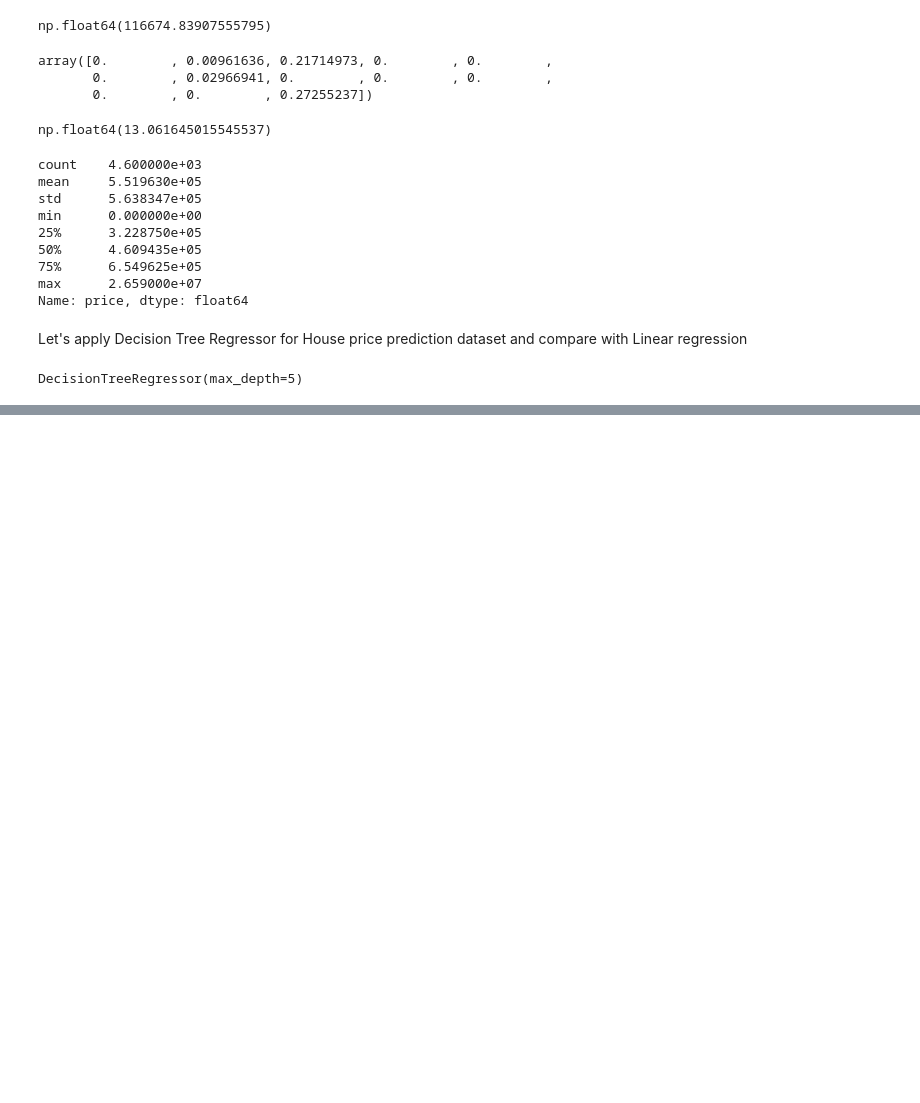
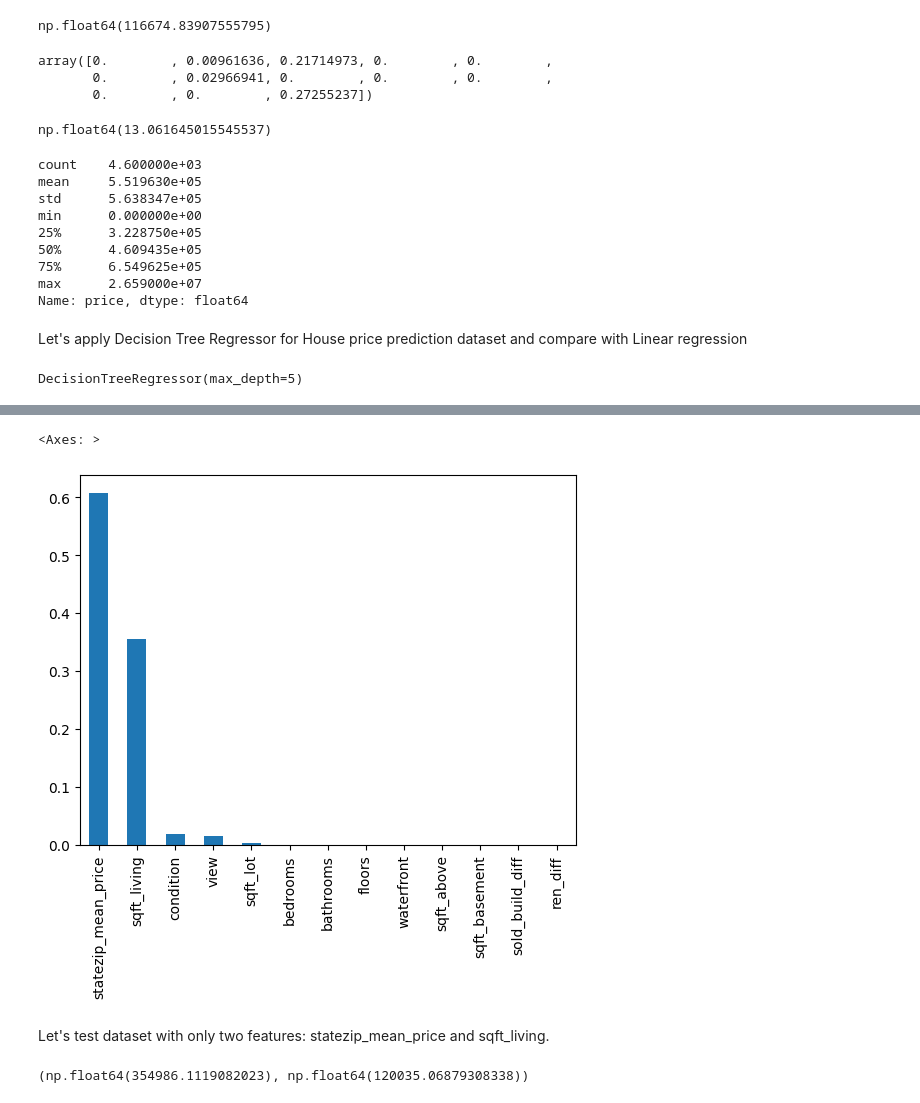
Before and after one commit to dmazilkin/Kaggle_House_price_prediction, a Jupyter notebook: main.ipynb, the cells around one changed output, grey strips where cells are left out. Drawn from its saved outputs; the diff is of its cells as text; code cells hidden in the pictures; blank space fills up the shorter version.

```diff
--- a/main.ipynb
+++ b/main.ipynb
@@ -618,0 +656,7 @@ print(tree_rules)
+# %%
+importances = pd.Series(
+    decistion_tree.feature_importances_,
+    index=X_train.columns
+).sort_values(ascending=False)
+
+print(importances)
@@ -618,0 +678,7 @@ print(tree_rules)
+# %%
+importances.plot(kind='bar')
+# %% [output]
+<Axes: >
+[figure, added]
+# %% [markdown]
+Let's test dataset with only two features: statezip_mean_price and sqft_living.
@@ -618,0 +696,4 @@ print(tree_rules)
+# %%
+rmse, mae
+# %% [output]
+(np.float64(354986.1119082023), np.float64(120035.06879308338))
```
Also changed, not shown: parts of 21 cells of this notebook.
